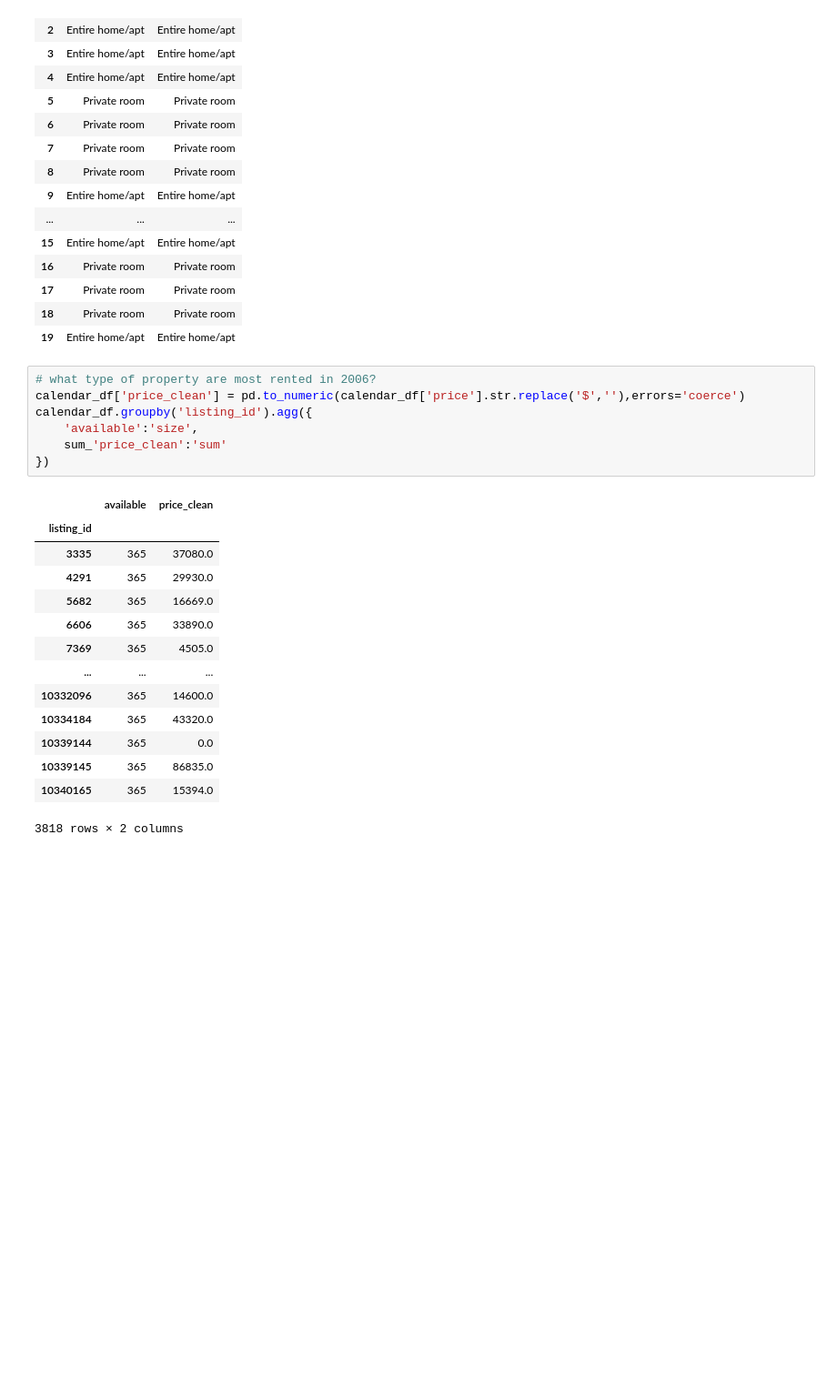
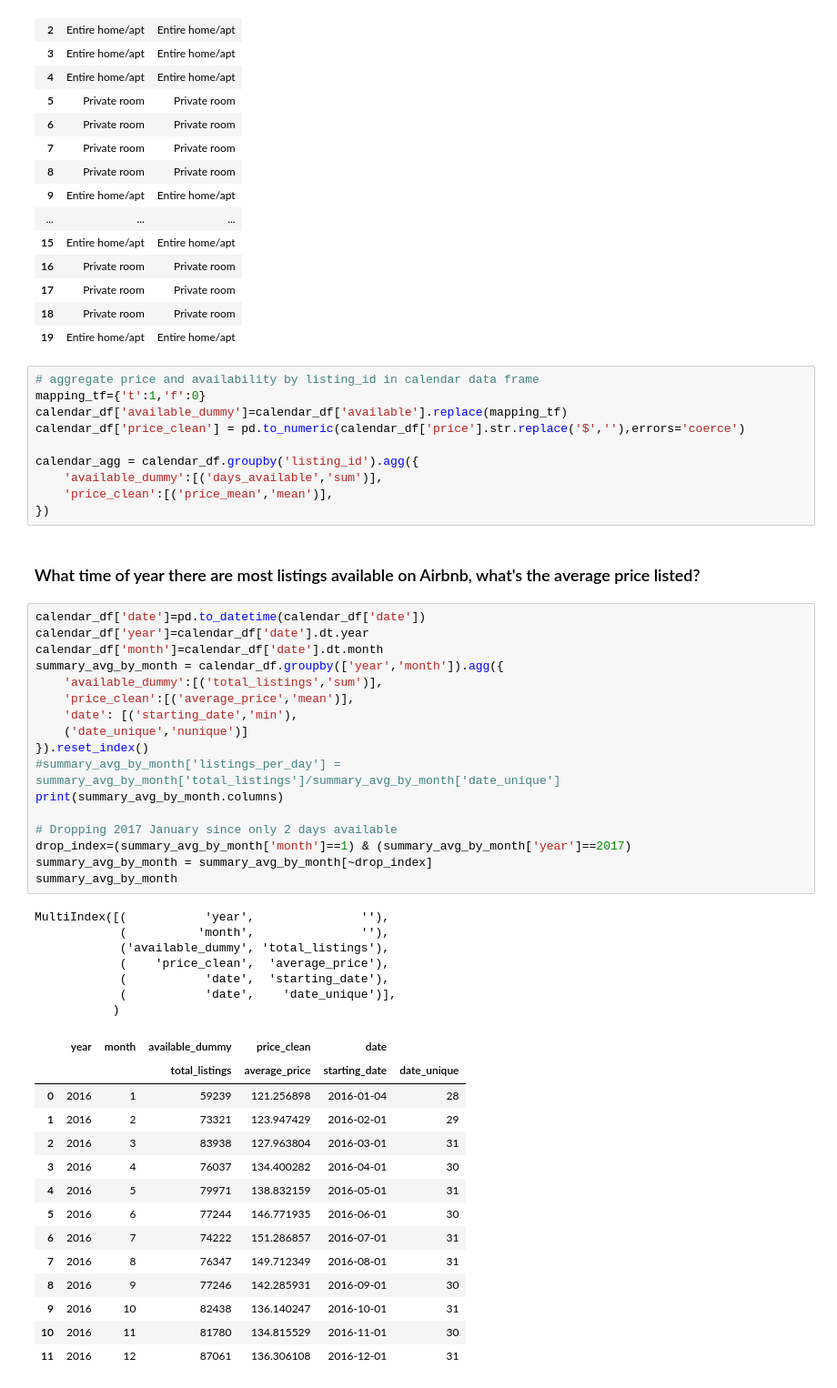
Before and after one commit to wxzhao15/DS_AirbnbDataEDA, a Jupyter notebook: main.ipynb, the cells around one changed output. Shown at 91% size. Saved outputs shown, nothing was run; the diff lists cells and outputs as text; blank space fills up the shorter version.

```diff
--- a/main.ipynb
+++ b/main.ipynb
@@ -198,24 +225,53 @@ new_df['room_type'].head(20)
 | 18 | Private room | Private room |
 | 19 | Entire home/apt | Entire home/apt |
 # %%
-# what type of property are most rented in 2006?
+# aggregate price and availability by listing_id in calendar data frame
+mapping_tf={'t':1,'f':0}
+calendar_df['available_dummy']=calendar_df['available'].replace(mapping_tf)
 calendar_df['price_clean'] = pd.to_numeric(calendar_df['price'].str.replace('$',''),errors='coerce')
-calendar_df.groupby('listing_id').agg({
-    'available':'size',
-    sum_'price_clean':'sum'
+
+calendar_agg = calendar_df.groupby('listing_id').agg({
+    'available_dummy':[('days_available','sum')],
+    'price_clean':[('price_mean','mean')],
 })
-# %% [output]
-|  | available | price_clean |
-| listing_id |  |  |
-| 3335 | 365 | 37080.0 |
-| 4291 | 365 | 29930.0 |
-| 5682 | 365 | 16669.0 |
-| 6606 | 365 | 33890.0 |
-| 7369 | 365 | 4505.0 |
-| ... | ... | ... |
-| 10332096 | 365 | 14600.0 |
-| 10334184 | 365 | 43320.0 |
-| 10339144 | 365 | 0.0 |
-| 10339145 | 365 | 86835.0 |
-| 10340165 | 365 | 15394.0 |
-3818 rows × 2 columns
+# %% [markdown]
+### What time of year there are most listings available on Airbnb, what's the average price listed?
+# %%
+calendar_df['date']=pd.to_datetime(calendar_df['date'])
+calendar_df['year']=calendar_df['date'].dt.year
+calendar_df['month']=calendar_df['date'].dt.month
+summary_avg_by_month = calendar_df.groupby(['year','month']).agg({
+    'available_dummy':[('total_listings','sum')],
+    'price_clean':[('average_price','mean')],
+    'date': [('starting_date','min'),
+    ('date_unique','nunique')]
+}).reset_index()
+#summary_avg_by_month['listings_per_day'] = summary_avg_by_month['total_listings']/summary_avg_by_month['date_unique']
+print(summary_avg_by_month.columns)
+
+# Dropping 2017 January since only 2 days available
+drop_index=(summary_avg_by_month['month']==1) & (summary_avg_by_month['year']==2017)
+summary_avg_by_month = summary_avg_by_month[~drop_index]
+summary_avg_by_month
+# %% [output]
+MultiIndex([(           'year',               ''),
+            (          'month',               ''),
+            ('available_dummy', 'total_listings'),
+            (    'price_clean',  'average_price'),
+            (           'date',  'starting_date'),
+            (           'date',    'date_unique')],
+           )
+|  | year | month | available_dummy | price_clean | date |  |
+|  |  |  | total_listings | average_price | starting_date | date_unique |
+| 0 | 2016 | 1 | 59239 | 121.256898 | 2016-01-04 | 28 |
+| 1 | 2016 | 2 | 73321 | 123.947429 | 2016-02-01 | 29 |
+| 2 | 2016 | 3 | 83938 | 127.963804 | 2016-03-01 | 31 |
+| 3 | 2016 | 4 | 76037 | 134.400282 | 2016-04-01 | 30 |
+| 4 | 2016 | 5 | 79971 | 138.832159 | 2016-05-01 | 31 |
+| 5 | 2016 | 6 | 77244 | 146.771935 | 2016-06-01 | 30 |
+| 6 | 2016 | 7 | 74222 | 151.286857 | 2016-07-01 | 31 |
+| 7 | 2016 | 8 | 76347 | 149.712349 | 2016-08-01 | 31 |
+| 8 | 2016 | 9 | 77246 | 142.285931 | 2016-09-01 | 30 |
+| 9 | 2016 | 10 | 82438 | 136.140247 | 2016-10-01 | 31 |
+| 10 | 2016 | 11 | 81780 | 134.815529 | 2016-11-01 | 30 |
+| 11 | 2016 | 12 | 87061 | 136.306108 | 2016-12-01 | 31 |
```
Also changed, not shown: parts of 12 cells of this notebook, 1 other file.
